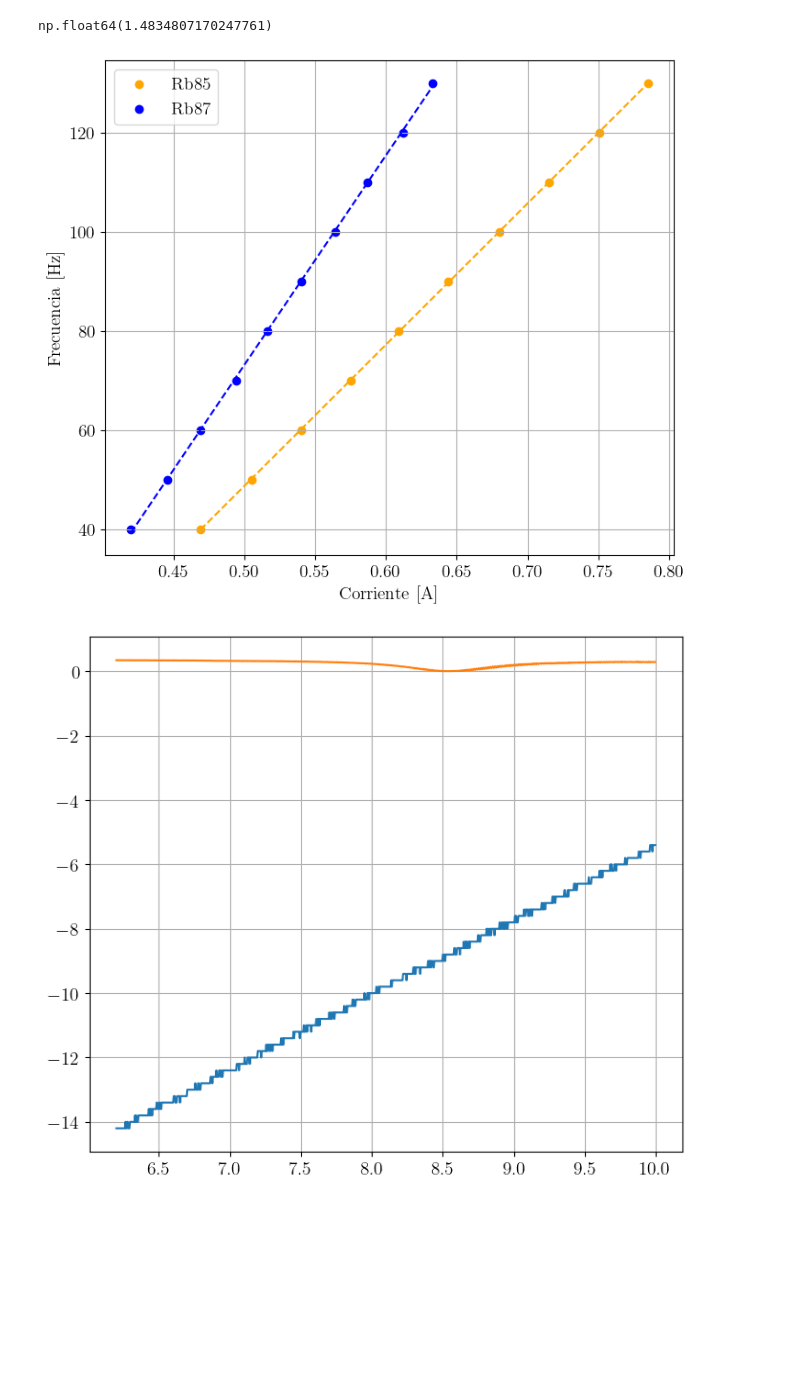
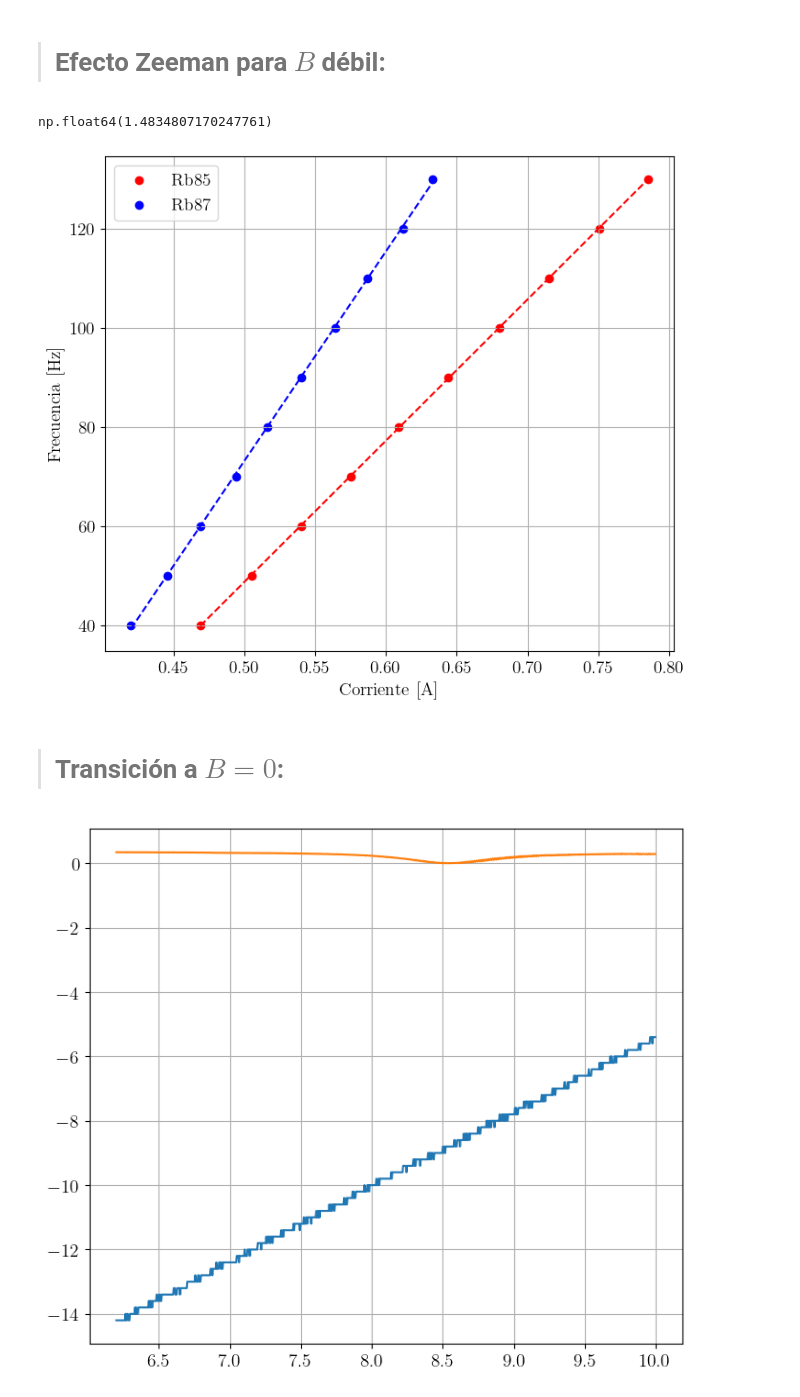
Before and after one commit to ThomasAnkhe/Quantum_Optics_Lab, a Jupyter notebook: 5. Optical_pumping/graphs.ipynb, the cells around one changed output. Cells and saved outputs as stored; diff of their text form; code cells hidden in the pictures; blank space fills up the shorter version.

Commit message:
Graphs

```diff
--- a/5. Optical_pumping/graphs.ipynb
+++ b/5. Optical_pumping/graphs.ipynb
@@ -8,6 +8,8 @@ from pathlib import Path
 from matplotlib import rc
 rc('font', **{'family': 'serif', 'serif': ['Computer Modern'], 'size': 14})
 rc('text', usetex=True)
+# %% [markdown]
+># **Efecto Zeeman para $B$ débil:**
 # %%
 data_path = Path("data")
 weak_zeeman = data_path / Path("weak_zeeman.xlsx")
@@ -27,17 +29,19 @@ m_Rb87/m_Rb85
 np.float64(1.4834807170247761)
 # %%
 fig, ax = plt.subplots(figsize=(8,7))
-ax.scatter(wz_Rb85, wz_freq, label = "Rb85", color = "orange")
-ax.plot(x_Rb85, y_Rb85, color = "orange", linestyle = "--")
+ax.scatter(wz_Rb85, wz_freq, label = "Rb85", color = "red")
+ax.plot(x_Rb85, y_Rb85, color = "red", linestyle = "--")
 
 ax.scatter(wz_Rb87, wz_freq, label = "Rb87", color = "blue")
 ax.plot(x_Rb87, y_Rb87, color = "blue", linestyle = "--")
 ax.set_ylabel("Frecuencia [Hz]")
 ax.set_xlabel("Corriente [A]")
 ax.legend()
 ax.grid()
 # %% [output]
-[figure, old version]
+[figure, new version]
+# %% [markdown]
+># **Transición a $B = 0$:**
 # %%
 zero_field = data_path / Path("zero_field.xlsx")
 zf_data = pd.read_excel(zero_field)
```
Also changed, not shown: parts of 9 cells of this notebook, 5 other files.
